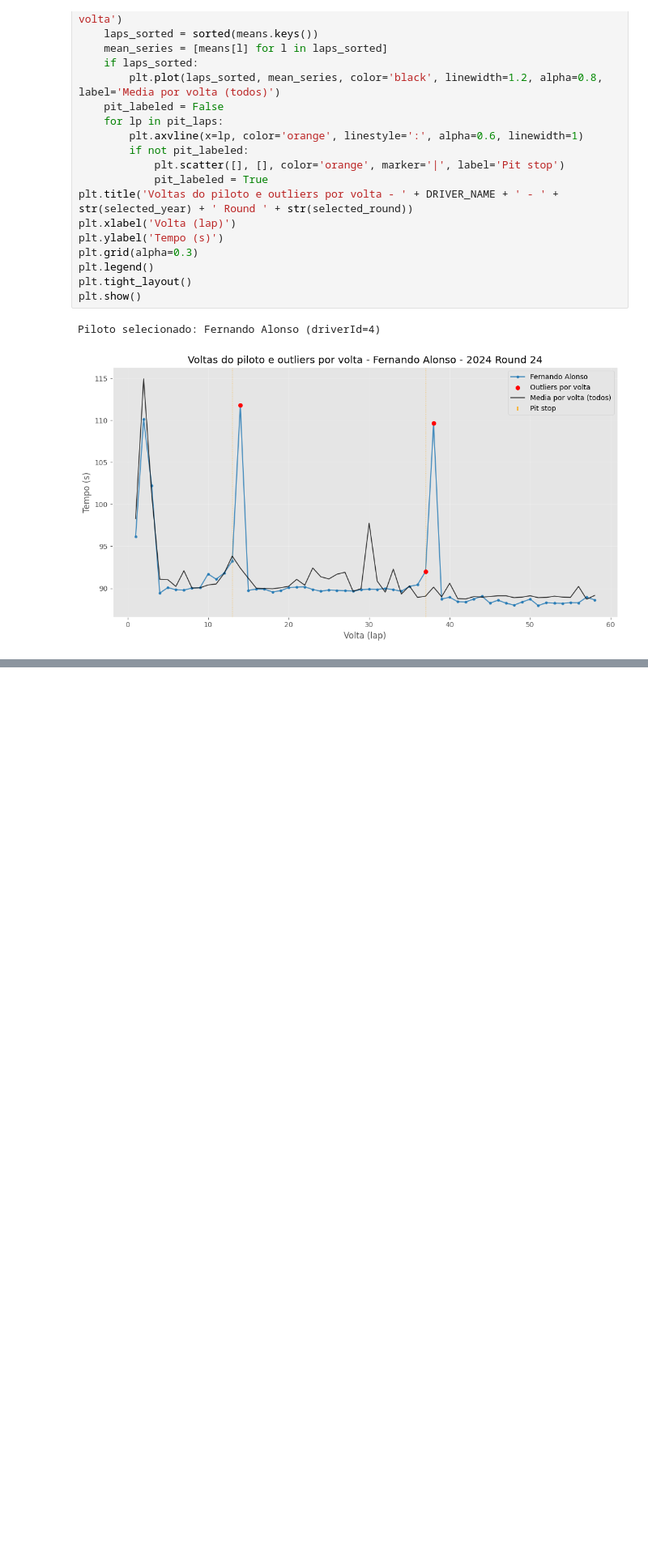
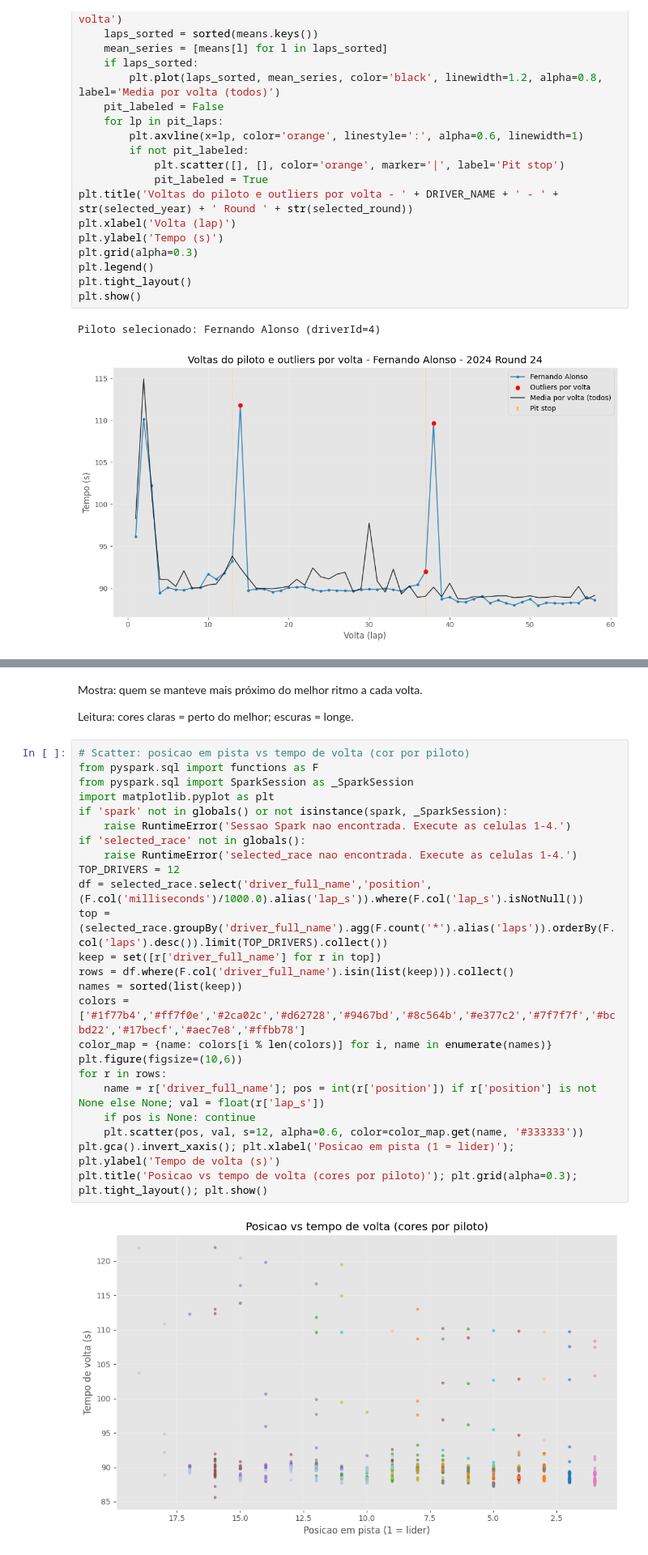
Before and after one commit to Julio1099/formula1-analytics, a Jupyter notebook: Notebooks/Analise_PySpark.ipynb, the cells around one changed output, grey strips where cells are left out. Shown: that part at 81% size. Drawn from its saved outputs; the diff is of its cells as text; blank space fills up the shorter version.

```diff
--- a/Notebooks/Analise_PySpark.ipynb
+++ b/Notebooks/Analise_PySpark.ipynb
@@ -585,0 +771,30 @@ Piloto selecionado: Fernando Alonso (driverId=4)
+# %% [markdown]
+Mostra: quem se manteve mais próximo do melhor ritmo a cada volta.
+
+Leitura: cores claras = perto do melhor; escuras = longe.
+# %%
+# Scatter: posicao em pista vs tempo de volta (cor por piloto)
+from pyspark.sql import functions as F
+from pyspark.sql import SparkSession as _SparkSession
+import matplotlib.pyplot as plt
+if 'spark' not in globals() or not isinstance(spark, _SparkSession):
+    raise RuntimeError('Sessao Spark nao encontrada. Execute as celulas 1-4.')
+if 'selected_race' not in globals():
+    raise RuntimeError('selected_race nao encontrada. Execute as celulas 1-4.')
+TOP_DRIVERS = 12
+df = selected_race.select('driver_full_name','position', (F.col('milliseconds')/1000.0).alias('lap_s')).where(F.col('lap_s').isNotNull())
+top = (selected_race.groupBy('driver_full_name').agg(F.count('*').alias('laps')).orderBy(F.col('laps').desc()).limit(TOP_DRIVERS).collect())
+keep = set([r['driver_full_name'] for r in top])
+rows = df.where(F.col('driver_full_name').isin(list(keep))).collect()
+names = sorted(list(keep))
+colors = ['#1f77b4','#ff7f0e','#2ca02c','#d62728','#9467bd','#8c564b','#e377c2','#7f7f7f','#bcbd22','#17becf','#aec7e8','#ffbb78']
+color_map = {name: colors[i % len(colors)] for i, name in enumerate(names)}
+plt.figure(figsize=(10,6))
+for r in rows:
+    name = r['driver_full_name']; pos = int(r['position']) if r['position'] is not None else None; val = float(r['lap_s'])
+    if pos is None: continue
+    plt.scatter(pos, val, s=12, alpha=0.6, color=color_map.get(name, '#333333'))
+plt.gca().invert_xaxis(); plt.xlabel('Posicao em pista (1 = lider)'); plt.ylabel('Tempo de volta (s)')
+plt.title('Posicao vs tempo de volta (cores por piloto)'); plt.grid(alpha=0.3); plt.tight_layout(); plt.show()
+# %% [output]
+[figure, added]
```
Also changed, not shown: parts of 7 cells of this notebook.
